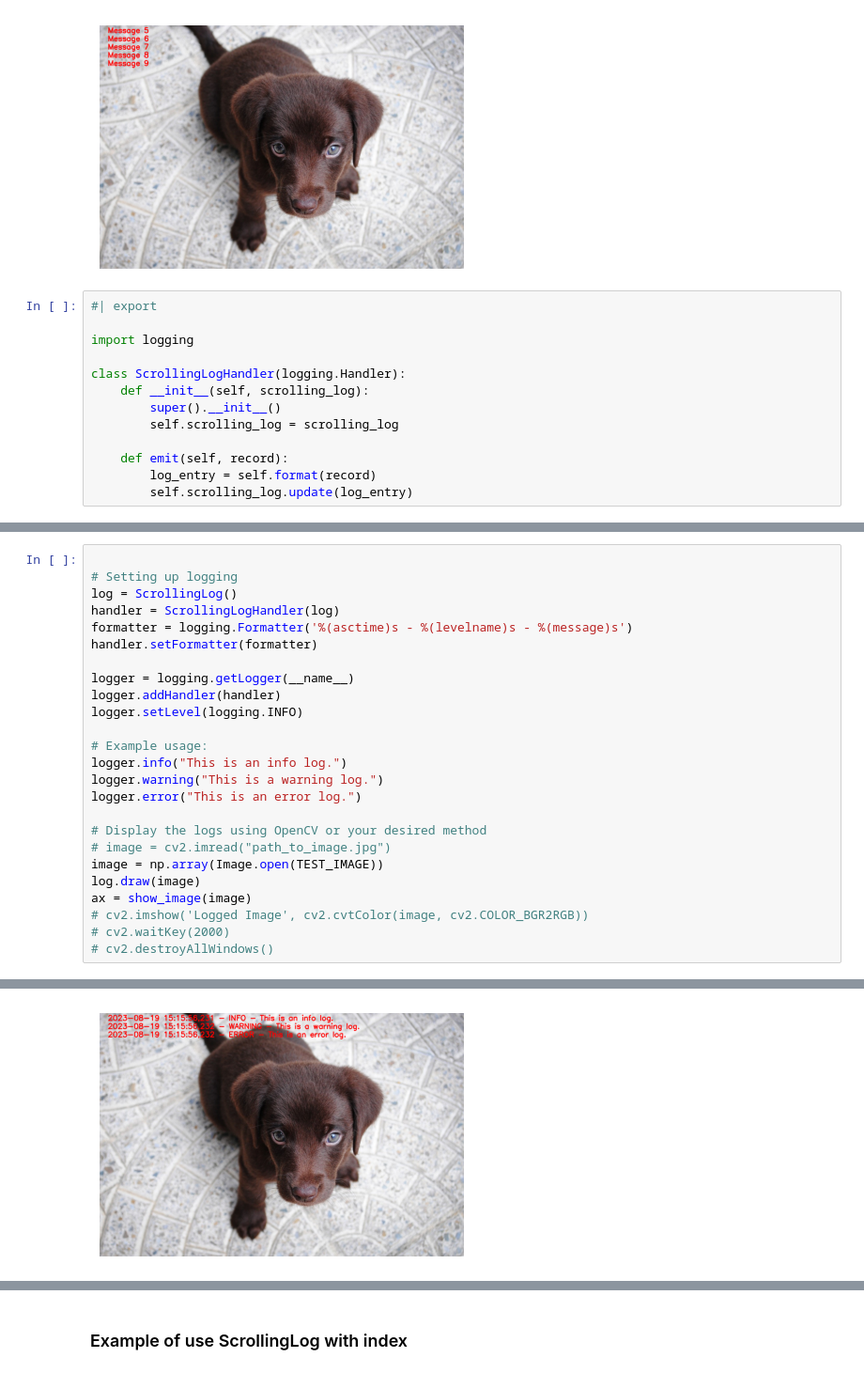
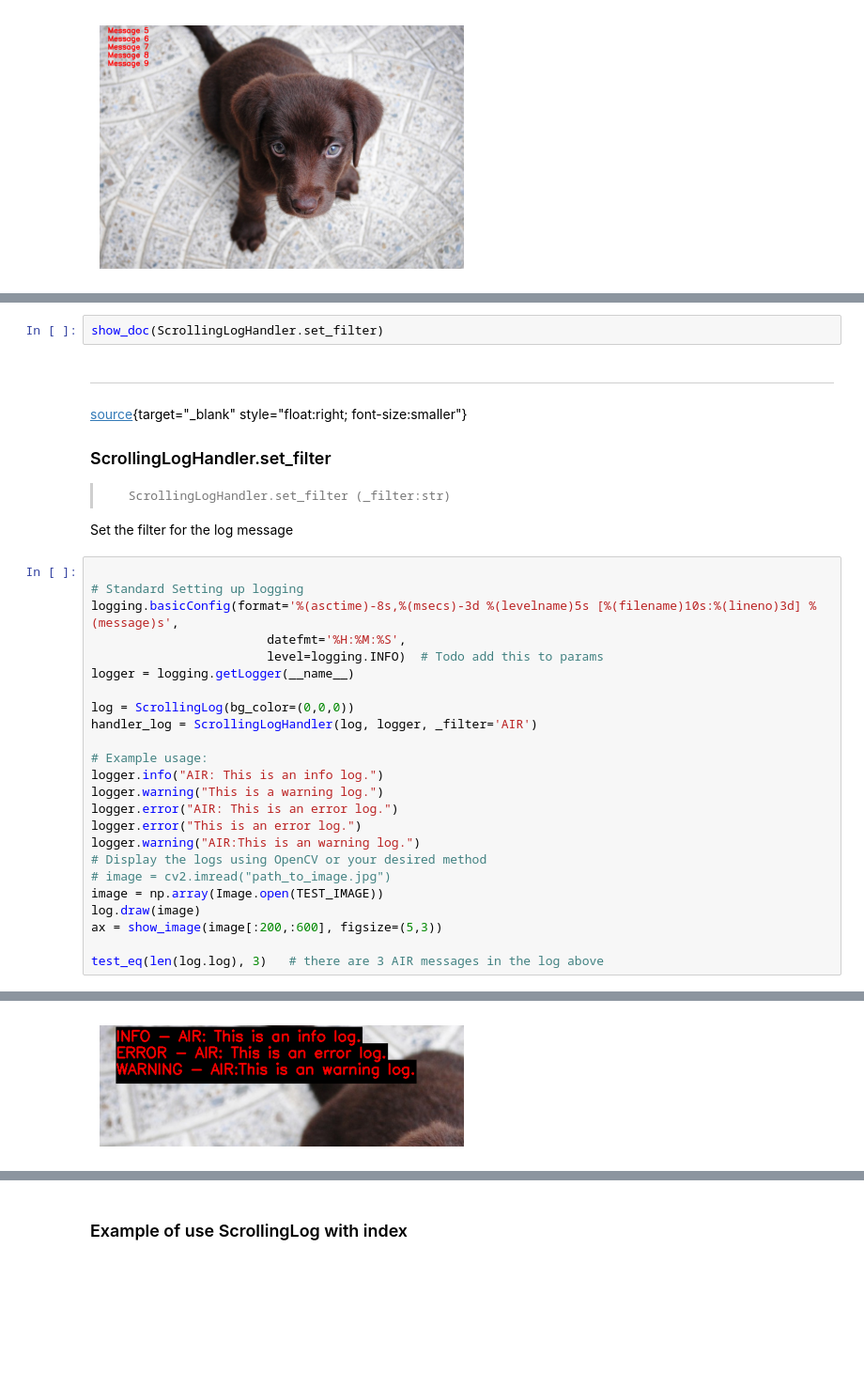
Before and after one commit to johnnewto/UAV, a Jupyter notebook: nbs/api/04_utils.display.ipynb, the cells around one changed output, grey strips where cells are left out. Shown at 94% size. Cells and saved outputs as stored; diff of their text form; blank space fills up the shorter version.

Commit message:
logging text to image enabled

```diff
--- a/nbs/api/04_utils.display.ipynb
+++ b/nbs/api/04_utils.display.ipynb
@@ -220,16 +220,3 @@ log.draw(image)
 ax = show_image(image)
 # %% [output]
 [figure]
-# %%
-#| export
-
-import logging
-
-class ScrollingLogHandler(logging.Handler):
-    def __init__(self, scrolling_log):
-        super().__init__()
-        self.scrolling_log = scrolling_log
-
-    def emit(self, record):
-        log_entry = self.format(record)
-        self.scrolling_log.update(log_entry)
@@ -236,26 +254,37 @@ class ScrollingLogHandler(logging.Handler):
+# %%
+show_doc(ScrollingLogHandler.set_filter)
+# %% [output]
+---
+
+[source](https://github.com/johnnewto/UAV/blob/main/UAV/utils/display.py#L176){target="_blank" style="float:right; font-size:smaller"}
+
+### ScrollingLogHandler.set_filter
+
+>      ScrollingLogHandler.set_filter (_filter:str)
+
+Set the filter for the log message
 # %%
 
-# Setting up logging
-log = ScrollingLog()
-handler = ScrollingLogHandler(log)
-formatter = logging.Formatter('%(asctime)s - %(levelname)s - %(message)s')
-handler.setFormatter(formatter)
+# Standard Setting up logging
+logging.basicConfig(format='%(asctime)-8s,%(msecs)-3d %(levelname)5s [%(filename)10s:%(lineno)3d] %(message)s',
+                        datefmt='%H:%M:%S',
+                        level=logging.INFO)  # Todo add this to params
+logger = logging.getLogger(__name__)
 
-logger = logging.getLogger(__name__)
-logger.addHandler(handler)
-logger.setLevel(logging.INFO)
+log = ScrollingLog(bg_color=(0,0,0))
+handler_log = ScrollingLogHandler(log, logger, _filter='AIR')
 
 # Example usage:
-logger.info("This is an info log.")
+logger.info("AIR: This is an info log.")
 logger.warning("This is a warning log.")
+logger.error("AIR: This is an error log.")
 logger.error("This is an error log.")
-
+logger.warning("AIR:This is an warning log.")
 # Display the logs using OpenCV or your desired method
 # image = cv2.imread("path_to_image.jpg")
 image = np.array(Image.open(TEST_IMAGE))
 log.draw(image)
-ax = show_image(image)
-# cv2.imshow('Logged Image', cv2.cvtColor(image, cv2.COLOR_BGR2RGB))
-# cv2.waitKey(2000)
-# cv2.destroyAllWindows()
+ax = show_image(image[:200,:600], figsize=(5,3))
+
+test_eq(len(log.log), 3)   # there are 3 AIR messages in the log above
 # %% [output]
@@ -262 +296 @@ ax = show_image(image)
-[figure, old version]
+[figure, new version]
```
Also changed, not shown: parts of 10 cells of this notebook, 9 other files.
